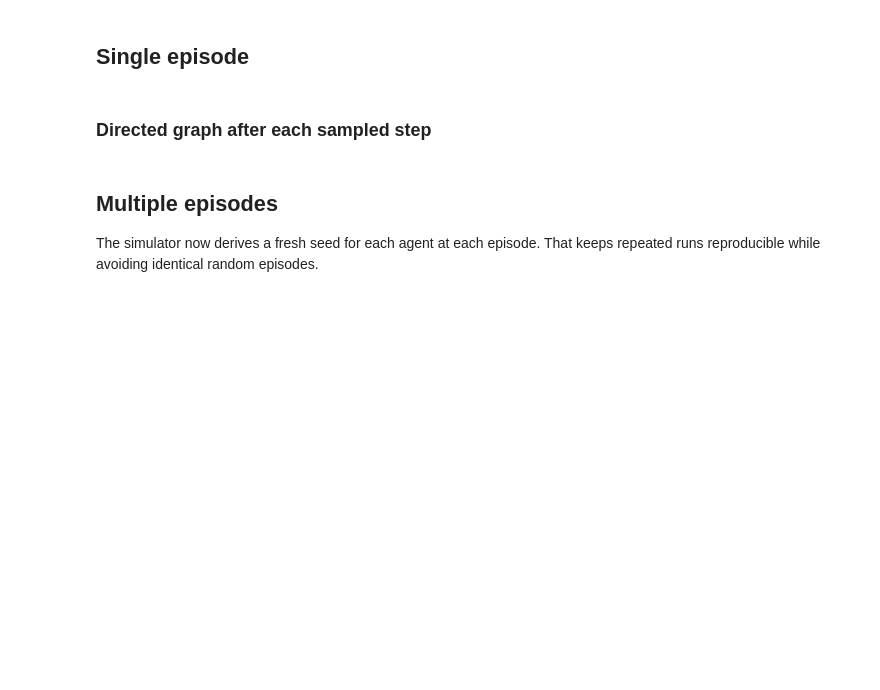
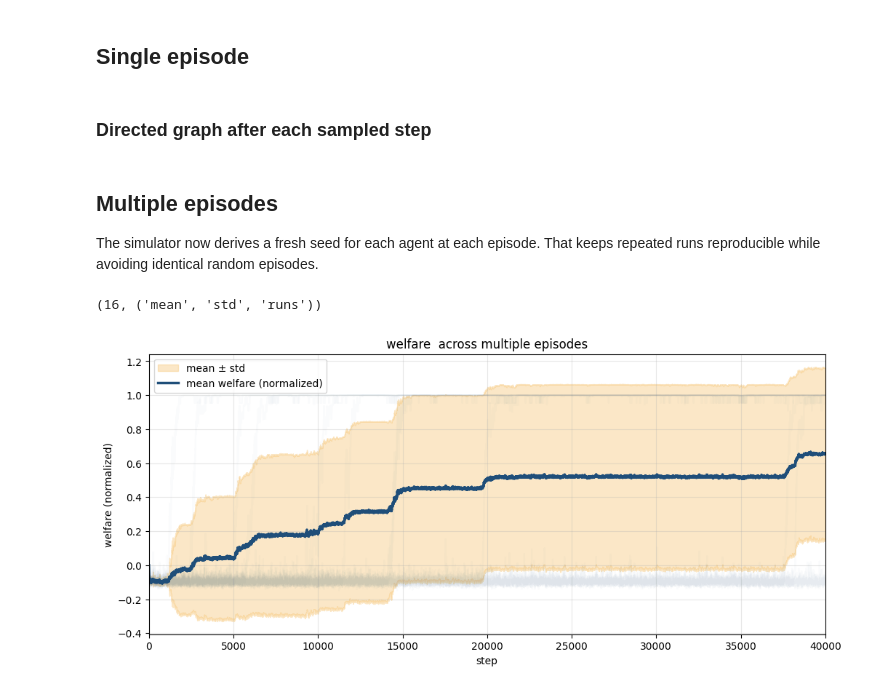
Before and after one commit to hdahmou/Network_creation, a Jupyter notebook: notebooks/simulation_examples.ipynb, the cells around one changed output. Saved outputs shown, nothing was run; the diff lists cells and outputs as text; code cells hidden in the pictures; blank space fills up the shorter version.

```diff
--- a/notebooks/simulation_examples.ipynb
+++ b/notebooks/simulation_examples.ipynb
@@ -131,20 +126,20 @@ That keeps repeated runs reproducible while avoiding identical random episodes.
 # %%
-n_agents = 10
-benefit_to_cost_ratio = 10/(2*n_agents)
+n_agents = 50
+benefit_to_cost_ratio = 10 / (2 * n_agents)
 distance_discount = 0.9
 
 multi_env = Environment(graph=create_empty_graph(n_agents=n_agents), seed=101)
 multi_agents = tuple(
     Agent(
         id=node_id,
-        visibility_distance=10,
+        visibility_distance=4,
         policy=BestResponsePolicy(
             n_nodes=n_agents,
             seed=11 + node_id,
             benefit_to_cost_ratio=benefit_to_cost_ratio,
             distance_discount=distance_discount,
-            outside_optimism=0.26457816,
-            exploration=0.012129693,
+            outside_optimism=0.4,
+            exploration=0.033979427,
         ),
         seed=500 + node_id,
     )
@@ -162,7 +157,8 @@ state_history_observer = StateHistoryObserver(
 )
 central_point_of_dominance_observer = CentralPointOfDominanceObserver(
     n_agents=n_agents,
-    observation_sampling=ObservationSampling.periodic(1), aggregations=("mean", "std", "runs"),
+    observation_sampling=ObservationSampling.periodic(1),
+    aggregations=("mean", "std", "runs"),
 )
 action_printer = ActionPrintObserver(
     observation_sampling=ObservationSampling.periodic(1), print_empty_steps=False
@@ -172,22 +168,26 @@ multi_simulator = Simulator(
     env=multi_env,
     agents=multi_agents,
     actor_scheduler=ActorScheduler(n_agents=len(multi_agents), n_actors=1, seed=41),
-    max_steps=50,
+    max_steps=200 * 100 * 2,
     rng=np.random.default_rng(41),
     observers=(
         multi_wellfare_observer,
         state_history_observer,
         central_point_of_dominance_observer,
-        action_printer
+        # action_printer
     ),
 )
 
-multi_simulator.run(n_episodes=1, reset_observers=True)
+multi_simulator.run(n_episodes=16, reset_observers=True)
 multi_welfare_result = multi_wellfare_observer.get()
 state_history_result = state_history_observer.get()
 
 multi_welfare_result.n_episodes, tuple(multi_welfare_result.outputs)
+# %% [output]
+(16, ('mean', 'std', 'runs'))
 # %%
 figure, axis = plt.subplots(figsize=(12, 5))
-plot_episode_series_observer(observer=multi_wellfare_observer, ax=axis)
+plot_episode_series_observer(observer=multi_wellfare_observer, ax=axis, show_runs=True)
 plt.show()
+# %% [output]
+[figure, added]
```
Also changed, not shown: parts of 12 cells of this notebook, 5 other files.
